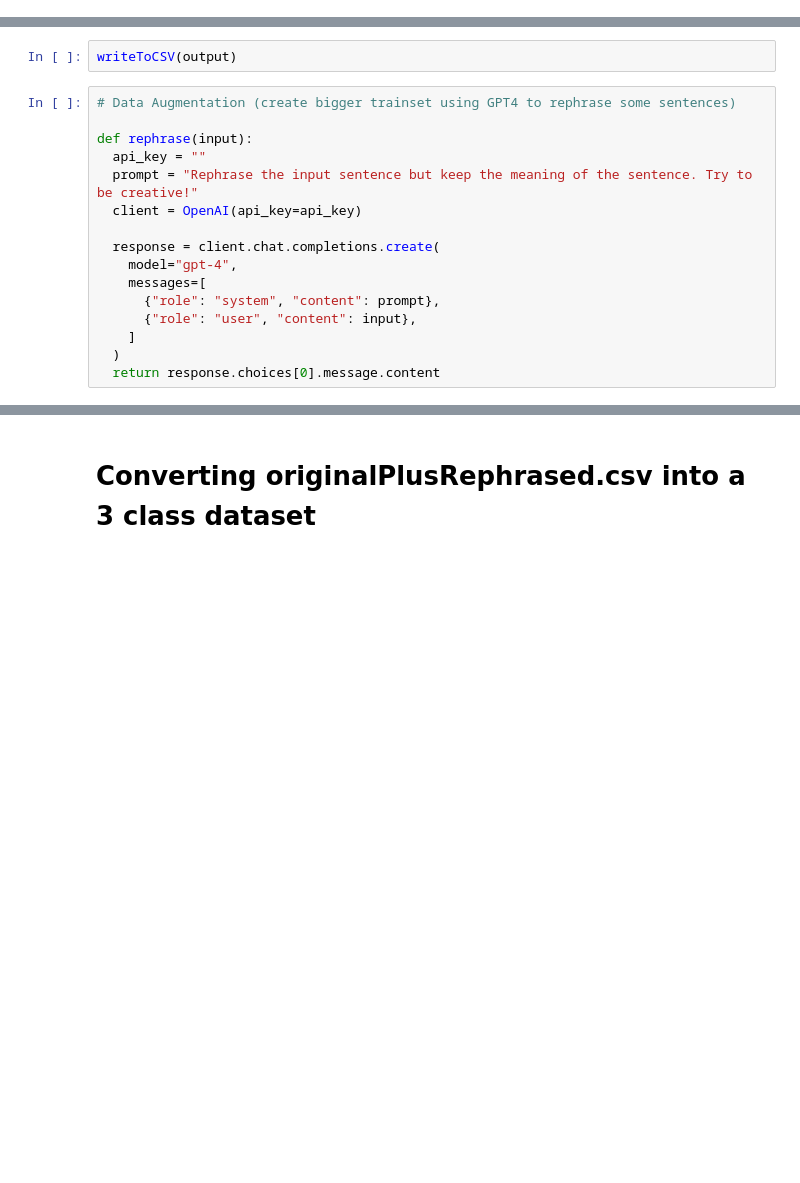
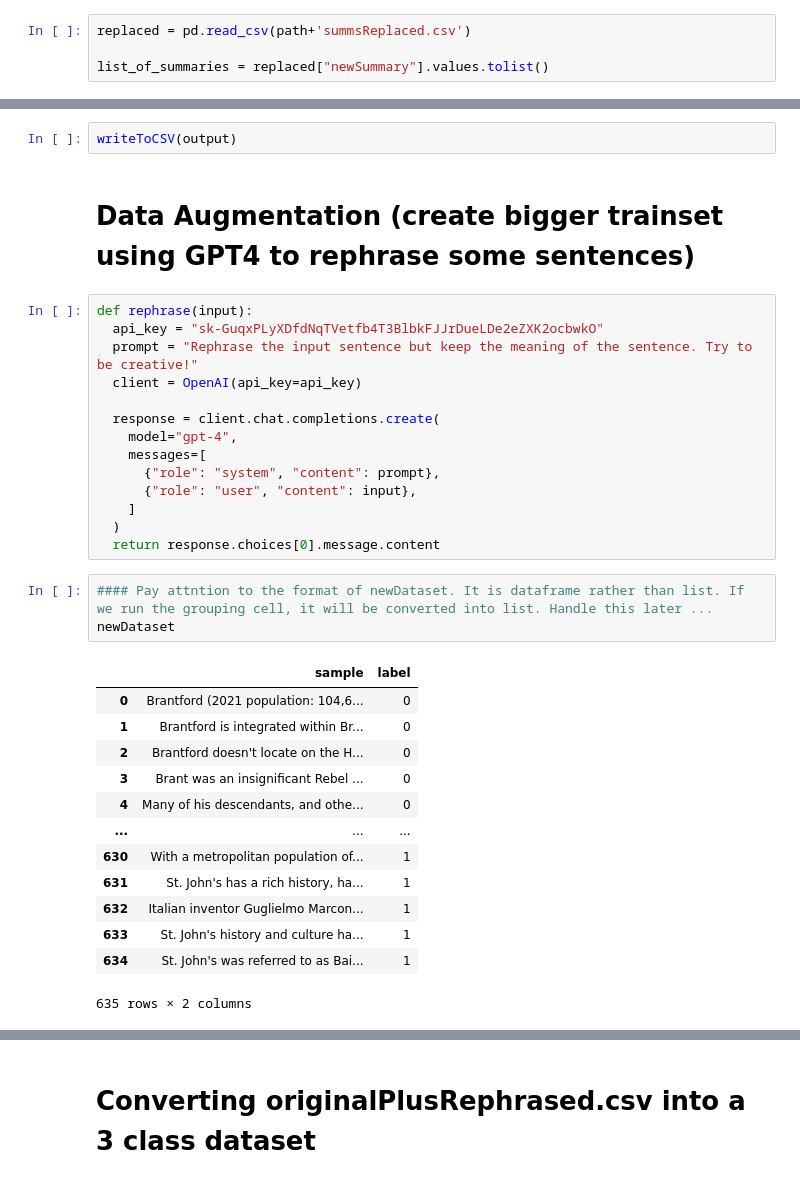
Before and after one commit to ece1786-2023/HonestEye, a Jupyter notebook: ECE1786_HonestEye.ipynb, the cells around one changed output, grey strips where cells are left out. Saved outputs shown, nothing was run; the diff lists cells and outputs as text; blank space fills up the shorter version.

Commit message:
Cleaned data via code, added prompt, trained again

```diff
--- a/ECE1786_HonestEye.ipynb
+++ b/ECE1786_HonestEye.ipynb
@@ -129,0 +182,4 @@ sum = pd.DataFrame(list_of_summaries, columns=['summary'])
+# %%
+replaced = pd.read_csv(path+'summsReplaced.csv')
+
+list_of_summaries = replaced["newSummary"].values.tolist()
@@ -336,11 +388,11 @@ def writeToCSV(data):
     csvwriter.writerows(data)
 # %%
 writeToCSV(output)
+# %% [markdown]
+# Data Augmentation (create bigger trainset using GPT4 to rephrase some sentences)
 # %%
-# Data Augmentation (create bigger trainset using GPT4 to rephrase some sentences)
-
 def rephrase(input):
-  api_key = ""
+  api_key = "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"
   prompt = "Rephrase the input sentence but keep the meaning of the sentence. Try to be creative!"
   client = OpenAI(api_key=api_key)
 
@@ -352,4 +404,21 @@ def rephrase(input):
     ]
   )
   return response.choices[0].message.content
+# %%
+#### Pay attntion to the format of newDataset. It is dataframe rather than list. If we run the grouping cell, it will be converted into list. Handle this later ...
+newDataset
+# %% [output]
+|  | sample | label |
+| 0 | Brantford (2021 population: 104,6... | 0 |
+| 1 | Brantford is integrated within Br... | 0 |
+| 2 | Brantford doesn't locate on the H... | 0 |
+| 3 | Brant was an insignificant Rebel ... | 0 |
+| 4 | Many of his descendants, and othe... | 0 |
+| ... | ... | ... |
+| 630 | With a metropolitan population of... | 1 |
+| 631 | St. John's has a rich history, ha... | 1 |
+| 632 | Italian inventor Guglielmo Marcon... | 1 |
+| 633 | St. John's history and culture ha... | 1 |
+| 634 | St. John's was referred to as Bai... | 1 |
+635 rows × 2 columns
 # %%
```
Also changed, not shown: parts of 65 cells of this notebook, 2 other files.
